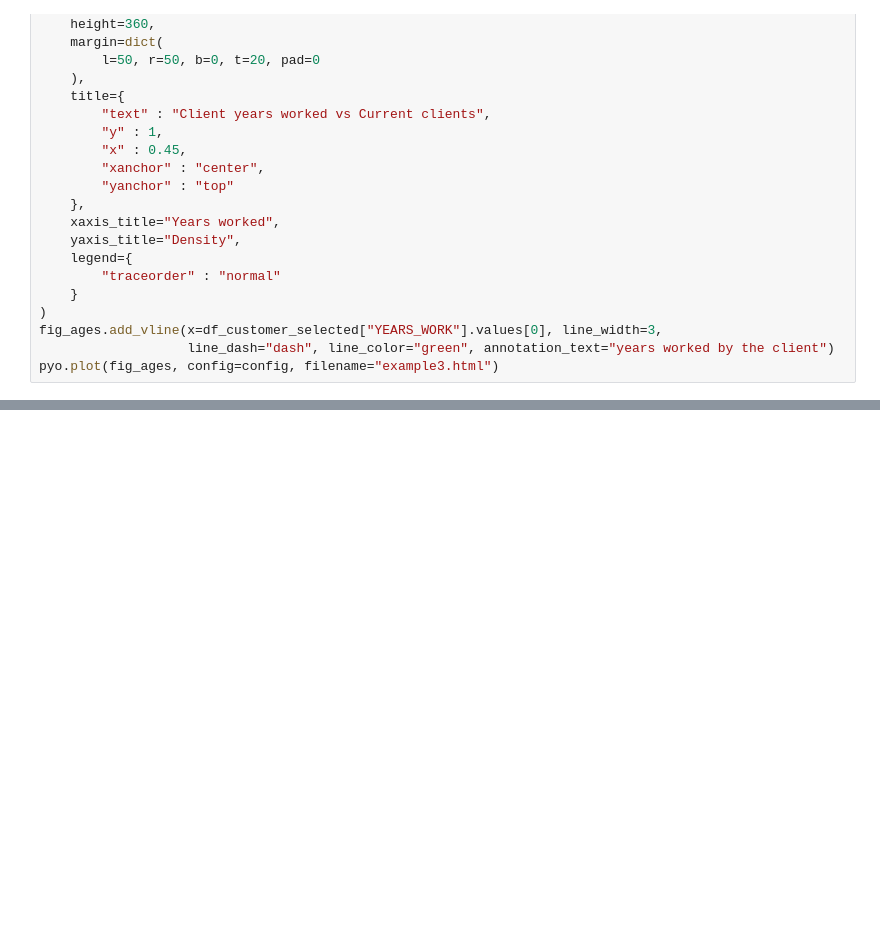
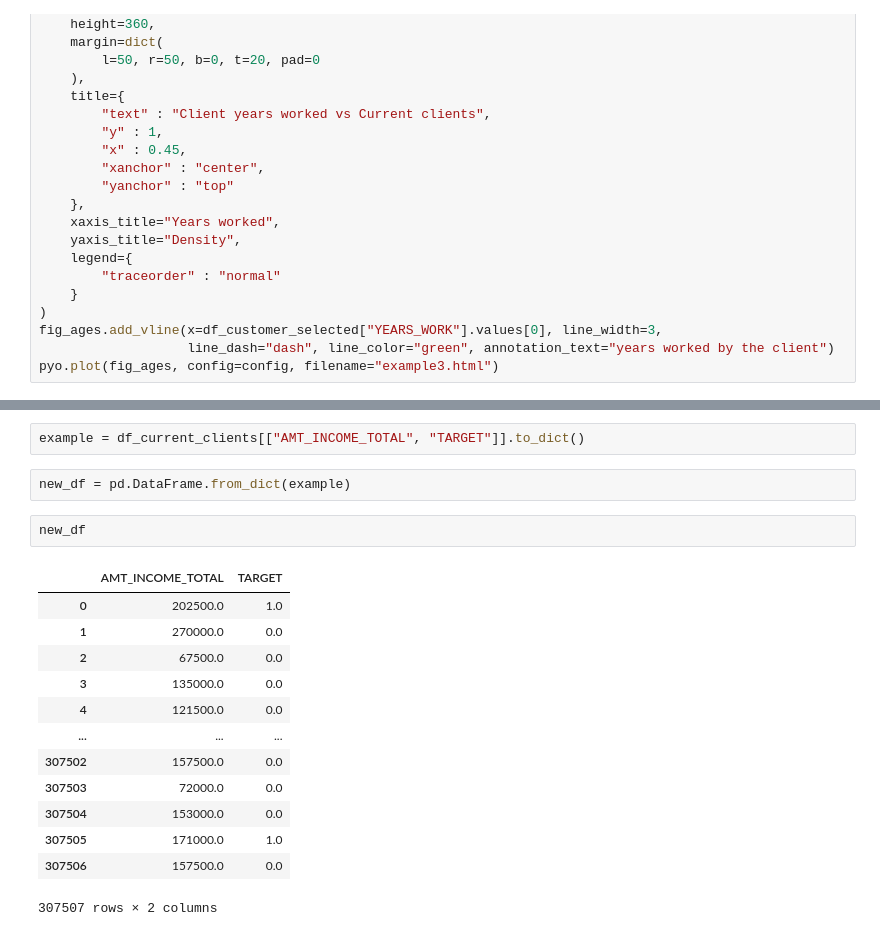
Before and after one commit to samirhinojosa/OC-P7-IMPLEMENT-A-SCORING-MODEL, a Jupyter notebook: notebooks/images.ipynb, the cells around one changed output, grey strips where cells are left out. Saved outputs shown, nothing was run; the diff lists cells and outputs as text; blank space fills up the shorter version.

```diff
--- a/notebooks/images.ipynb
+++ b/notebooks/images.ipynb
@@ -214,0 +328,20 @@ pyo.plot(fig_ages, config=config, filename="example3.html")
+# %%
+example = df_current_clients[["AMT_INCOME_TOTAL", "TARGET"]].to_dict()
+# %%
+new_df = pd.DataFrame.from_dict(example)
+# %%
+new_df
+# %% [output]
+|  | AMT_INCOME_TOTAL | TARGET |
+| 0 | 202500.0 | 1.0 |
+| 1 | 270000.0 | 0.0 |
+| 2 | 67500.0 | 0.0 |
+| 3 | 135000.0 | 0.0 |
+| 4 | 121500.0 | 0.0 |
+| ... | ... | ... |
+| 307502 | 157500.0 | 0.0 |
+| 307503 | 72000.0 | 0.0 |
+| 307504 | 153000.0 | 0.0 |
+| 307505 | 171000.0 | 1.0 |
+| 307506 | 157500.0 | 0.0 |
+307507 rows × 2 columns
```
Also changed, not shown: parts of 22 cells of this notebook, 6 other files.
